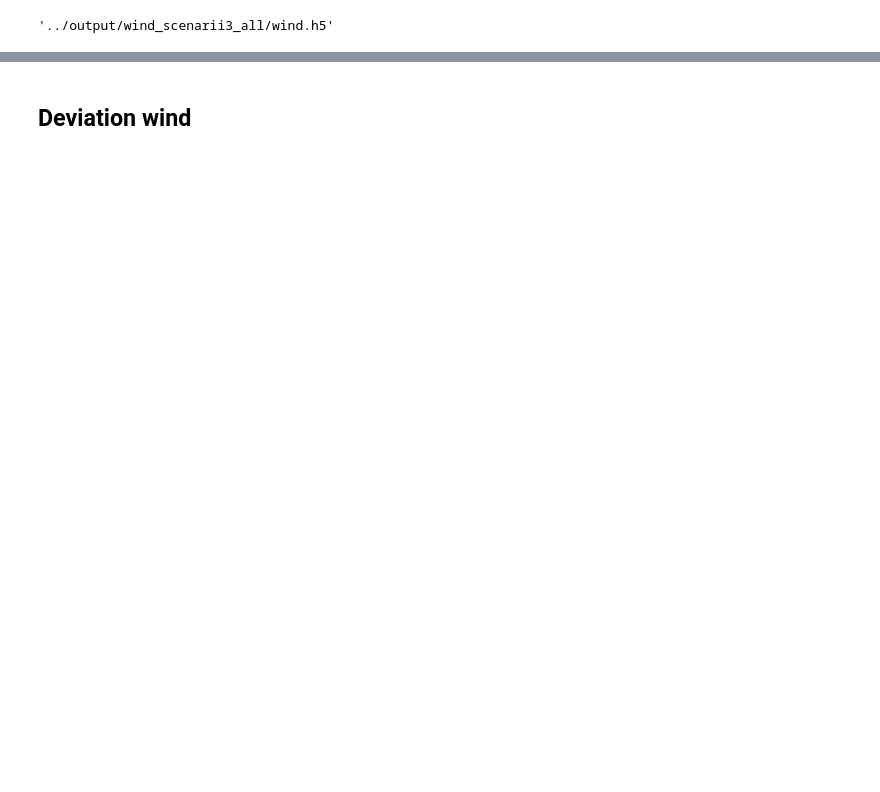
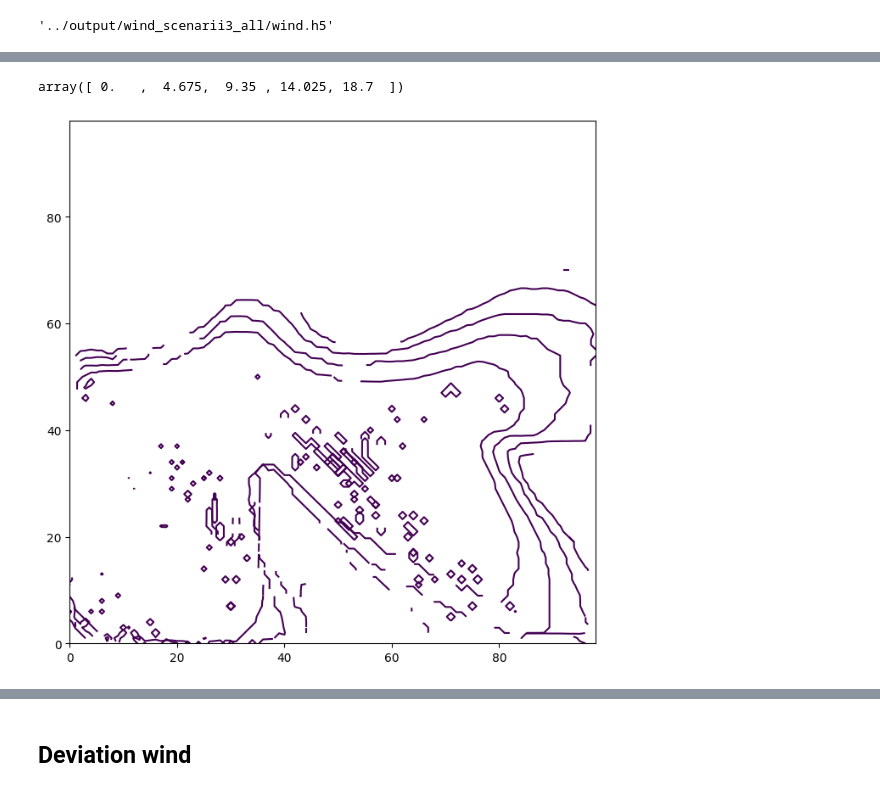
Before and after one commit to dabry-route/dabry, a Jupyter notebook: dev/Traj in ensemble.ipynb, the cells around one changed output, grey strips where cells are left out. Saved outputs shown, nothing was run; the diff lists cells and outputs as text; code cells hidden in the pictures; blank space fills up the shorter version.

```diff
--- a/dev/Traj in ensemble.ipynb
+++ b/dev/Traj in ensemble.ipynb
@@ -227,0 +332,12 @@ ddf.log(pb)
+# %%
+(time_opt * np.linspace(1, 1.2, 5) - time_opt) / 3600
+# %% [output]
+array([ 0.   ,  4.675,  9.35 , 14.025, 18.7  ])
+# %%
+nx, ny, _ = cmaps[0].values.shape
+grid = cmaps[0].grid
+values = np.zeros((nx, ny, 5, 2))
+for i in range(nx):
+    for j in range(ny):
+        for k in range(5):
+            values[i, j, k, :] = cmaps[k].values[i, j]
@@ -227,0 +347,16 @@ ddf.log(pb)
+# %%
+values = np.load('values.npy')
+grid = np.load('grid.npy')
+# %%
+import matplotlib.pyplot as plt
+import numpy.ma as ma
+t_min, t_max = 1692931203, 1693339920
+#fig, ax = plt.subplot_mosaic('01\n23\n45', figsize=(8,8))
+fig, ax = plt.subplots(figsize=(8,8))
+for k in range(5):
+    table = values[:, :, k, 1]
+    show = ma.array(table, mask=table <10000)
+    #ax = ax[str(k)]
+    ax.contour(show, levels=[0.45*t_min + 0.55*t_max])
+# %% [output]
+[figure, added]
```
Also changed, not shown: parts of 22 cells of this notebook, 15 other files.
